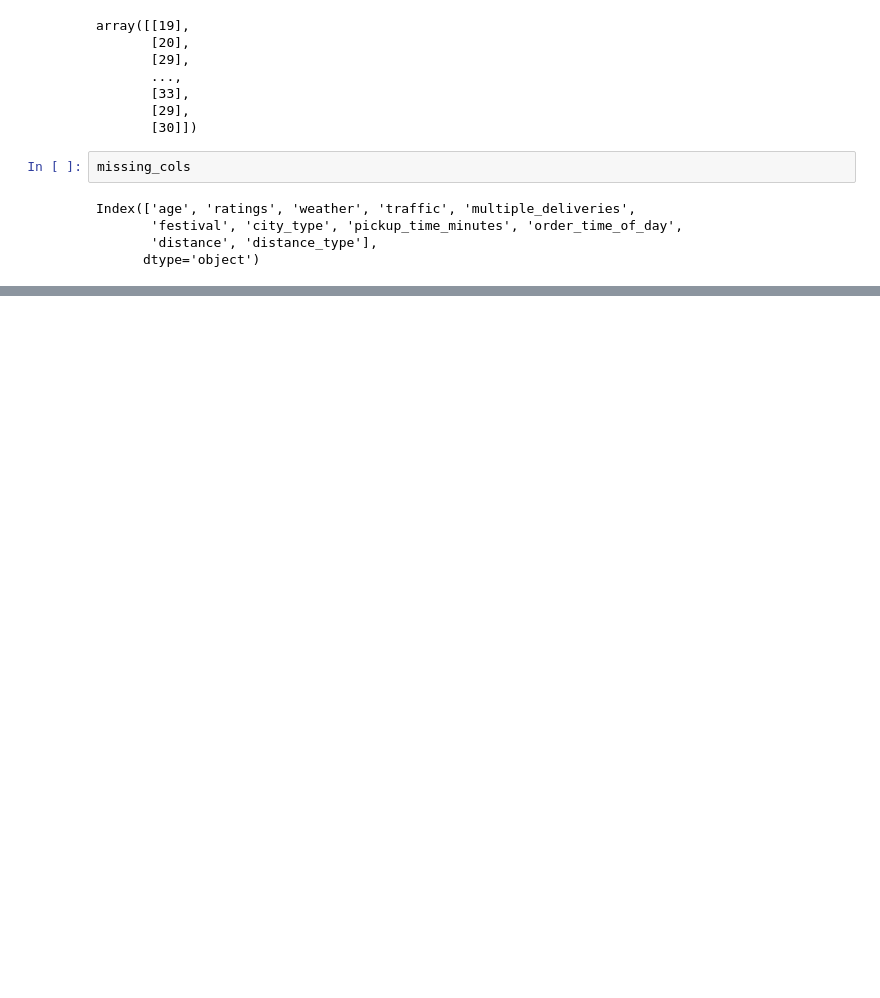
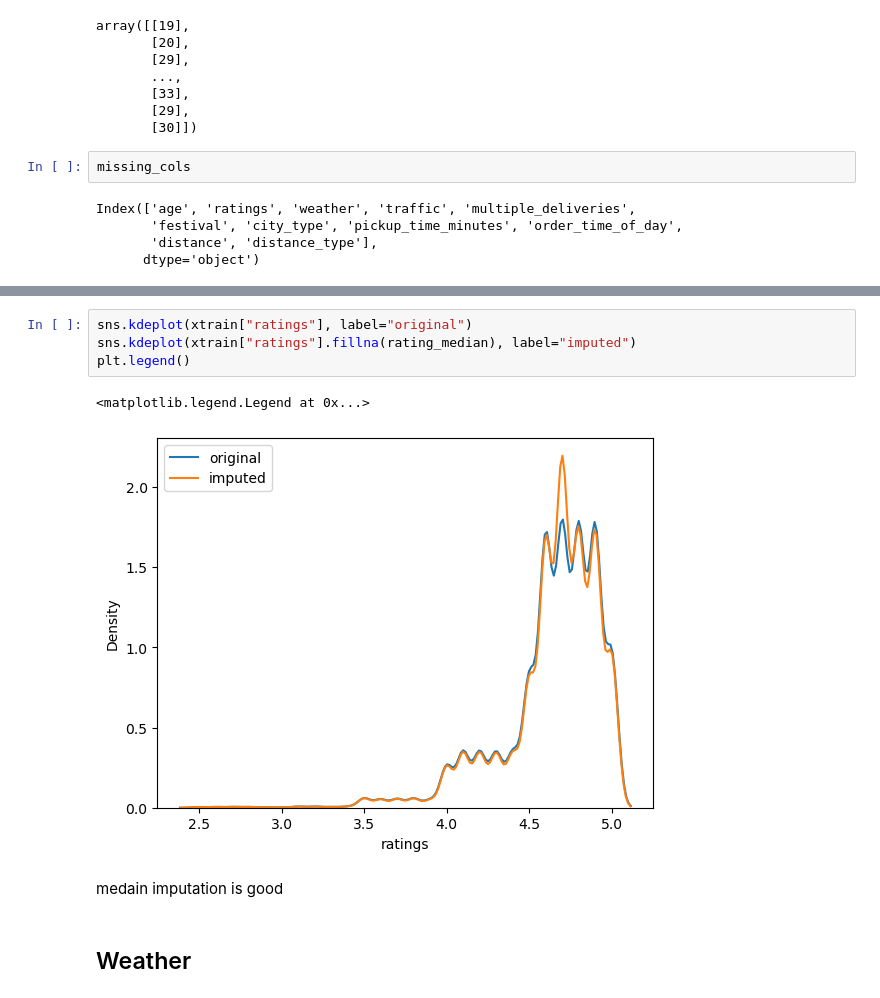
Before and after one commit to rabin20-04/delivery_time_prediction, a Jupyter notebook: notebooks/BaseLine_model.ipynb, the cells around one changed output, grey strips where cells are left out. Drawn from its saved outputs; the diff is of its cells as text; blank space fills up the shorter version.

```diff
--- a/notebooks/BaseLine_model.ipynb
+++ b/notebooks/BaseLine_model.ipynb
@@ -403,0 +483,11 @@ Index(['age', 'ratings', 'weather', 'traffic', 'multiple_deliveries',
+# %%
+sns.kdeplot(xtrain["ratings"], label="original")
+sns.kdeplot(xtrain["ratings"].fillna(rating_median), label="imputed")
+plt.legend()
+# %% [output]
+<matplotlib.legend.Legend at 0x...>
+[figure, added]
+# %% [markdown]
+medain imputation is good
+# %% [markdown]
+## Weather
```
Also changed, not shown: parts of 42 cells of this notebook.
